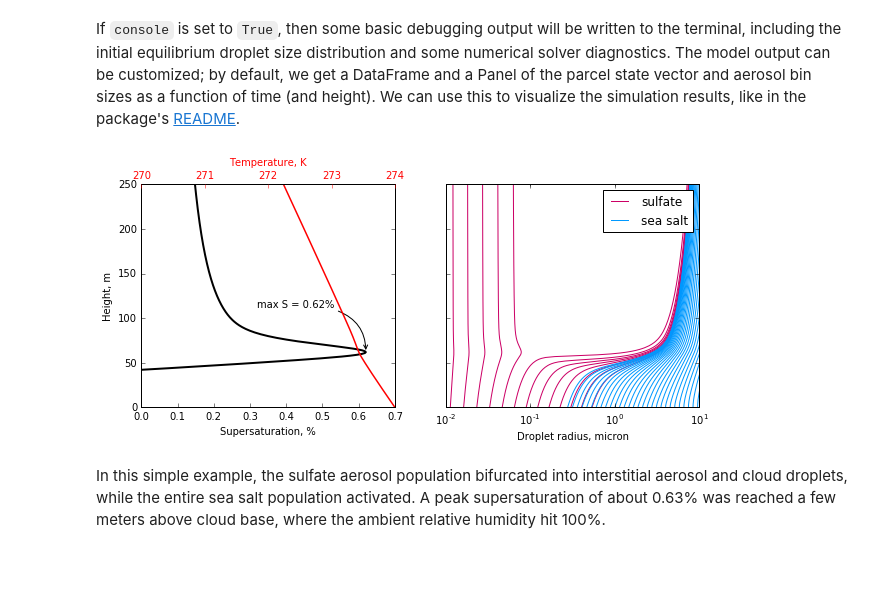
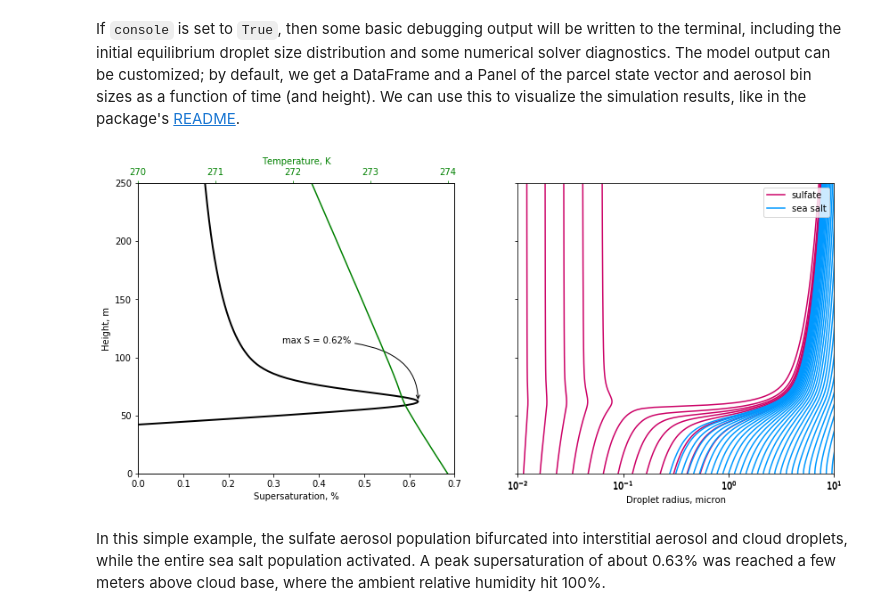
Before and after one commit to claresinger/pyrcel, a Jupyter notebook: doc/examples/basic_run.ipynb, the cells around one changed output. Cells and saved outputs as stored; diff of their text form; code cells hidden in the pictures; blank space fills up the shorter version.

```diff
--- a/doc/examples/basic_run.ipynb
+++ b/doc/examples/basic_run.ipynb
@@ -48,19 +46,21 @@ sea_salt = pm.AerosolSpecies('sea salt',
 # %% [markdown]
 The :class:`AerosolSpecies` class automatically computes gridded/binned representations of the size distributions. Let's double check that the aerosol distribution in the model will make sense by plotting the number concentration in each bin.
 # %%
-fig = plt.figure(figsize=(10,5))
+fig = plt.figure(figsize=(14,8))
 ax = fig.add_subplot(111)
 ax.grid(False, "minor")
 
 sul_c = "#CC0066"
 ax.bar(sulfate.rs[:-1], sulfate.Nis*1e-6, np.diff(sulfate.rs),
-        color=sul_c, label="sulfate", edgecolor="#CC0066")
+        color=sul_c, label="sulfate", edgecolor=sul_c)
 sea_c = "#0099FF"
 ax.bar(sea_salt.rs[:-1], sea_salt.Nis*1e-6, np.diff(sea_salt.rs),
-        color=sea_c, label="sea salt", edgecolor="#0099FF")
+        color=sea_c, label="sea salt", edgecolor=sea_c)
 ax.semilogx()
 
 ax.set_xlabel("Aerosol dry radius, micron")
 ax.set_ylabel("Aerosl number conc., cm$^{-3}$")
 ax.legend(loc='upper right')
+plt.tight_layout()
+plt.show()
 # %% [output]
@@ -85,11 +84,11 @@ parcel_trace, aerosol_traces = model.run(t_end, dt, solver='cvode')
 # %% [markdown]
 If `console` is set to `True`, then some basic debugging output will be written to the terminal, including the initial equilibrium droplet size distribution and some numerical solver diagnostics. The model output can be customized; by default, we get a DataFrame and a Panel of the parcel state vector and aerosol bin sizes as a function of time (and height). We can use this to visualize the simulation results, like in the package's [README](https://github.com/darothen/parcel_model/blob/master/README.md).
 # %%
-fig, [axS, axA] = plt.subplots(1, 2, figsize=(10, 4), sharey=True)
+fig, [axS, axA] = plt.subplots(1, 2, figsize=(14, 6), sharey=True)
 
 axS.plot(parcel_trace['S']*100., parcel_trace['z'], color='k', lw=2)
 axT = axS.twiny()
-axT.plot(parcel_trace['T'], parcel_trace['z'], color='r', lw=1.5)
+axT.plot(parcel_trace['T'], parcel_trace['z'], color='g', lw=1.5)
 
 Smax = parcel_trace['S'].max()*100
 z_at_smax = parcel_trace['z'].ix[parcel_trace['S'].argmax()]
@@ -97,36 +96,36 @@ axS.annotate("max S = %0.2f%%" % Smax,
              xy=(Smax, z_at_smax),
              xytext=(Smax-0.3, z_at_smax+50.),
              arrowprops=dict(arrowstyle="->", color='k',
                              connectionstyle='angle3,angleA=0,angleB=90'),
              zorder=10)
 
 axS.set_xlim(0, 0.7)
 axS.set_ylim(0, 250)
 
 axT.set_xticks([270, 271, 272, 273, 274])
-axT.xaxis.label.set_color('red')
-axT.tick_params(axis='x', colors='red')
+axT.xaxis.label.set_color('green')
+axT.tick_params(axis='x', colors='green')
 
 axS.set_xlabel("Supersaturation, %")
 axT.set_xlabel("Temperature, K")
 axS.set_ylabel("Height, m")
 
 sulf_array = aerosol_traces['sulfate'].values
 sea_array = aerosol_traces['sea salt'].values
 
 ss = axA.plot(sulf_array[:, ::10]*1e6, parcel_trace['z'], color=sul_c,
          label="sulfate")
 sa = axA.plot(sea_array*1e6, parcel_trace['z'], color=sea_c, label="sea salt")
 axA.semilogx()
 axA.set_xlim(1e-2, 10.)
 axA.set_xticks([1e-2, 1e-1, 1e0, 1e1], [0.01, 0.1, 1.0, 10.0])
 axA.legend([ss[0], sa[0]], ['sulfate', 'sea salt'], loc='upper right')
 axA.set_xlabel("Droplet radius, micron")
 
 for ax in [axS, axA, axT]:
     ax.grid(False, 'both', 'both')
 # %% [output]
-[figure, old version]
+[figure, new version]
 # %% [markdown]
 In this simple example, the sulfate aerosol population bifurcated into interstitial aerosol and cloud droplets, while the entire sea salt population activated. A peak supersaturation of about 0.63% was reached a few meters above cloud base, where the ambient relative humidity hit 100%.
 # %% [markdown]
```
Also changed, not shown: parts of 2 cells of this notebook, 3 other files.
